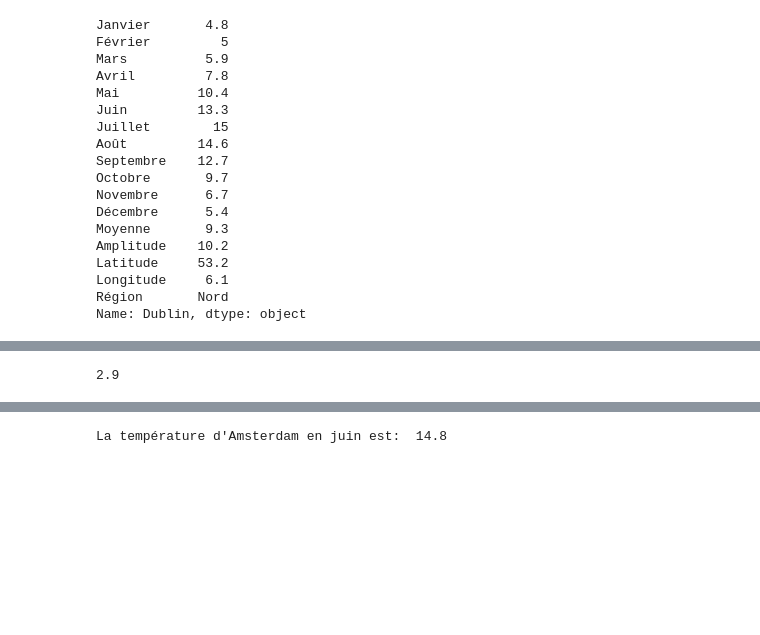
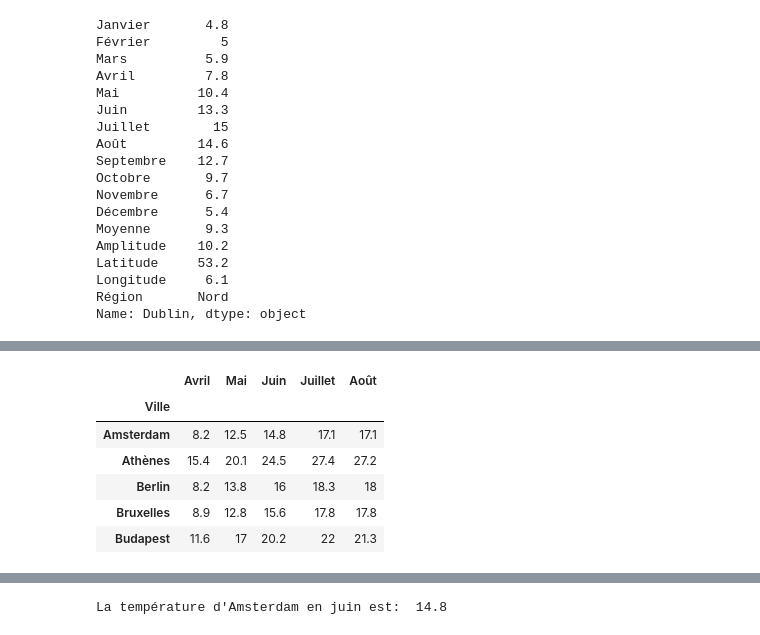
Before and after one commit to mordor-ai/multidim, a Jupyter notebook: colabs/1_Introduction_pandas.ipynb, the cells around one changed output, grey strips where cells are left out. Cells and saved outputs as stored; diff of their text form; code cells hidden in the pictures; blank space fills up the shorter version.

```diff
--- a/colabs/1_Introduction_pandas.ipynb
+++ b/colabs/1_Introduction_pandas.ipynb
@@ -301,5 +302,11 @@ data[months]['Amsterdam':'Budapest']
-# %%
-# ou bien par leur nom
-data["Janvier"]['Amsterdam']
-# %% [output]
-2.9
+# %%
+# Encore une fois, on peut sélectionner des slices de colonne, simplement en travaillant sur la table transposée
+data.T['Avril':'Août'].T.head()
+# %% [output]
+|  | Avril | Mai | Juin | Juillet | Août |
+| Ville |  |  |  |  |  |
+| Amsterdam | 8.2 | 12.5 | 14.8 | 17.1 | 17.1 |
+| Athènes | 15.4 | 20.1 | 24.5 | 27.4 | 27.2 |
+| Berlin | 8.2 | 13.8 | 16 | 18.3 | 18 |
+| Bruxelles | 8.9 | 12.8 | 15.6 | 17.8 | 17.8 |
+| Budapest | 11.6 | 17 | 20.2 | 22 | 21.3 |
```
Also changed, not shown: parts of 26 cells of this notebook.
